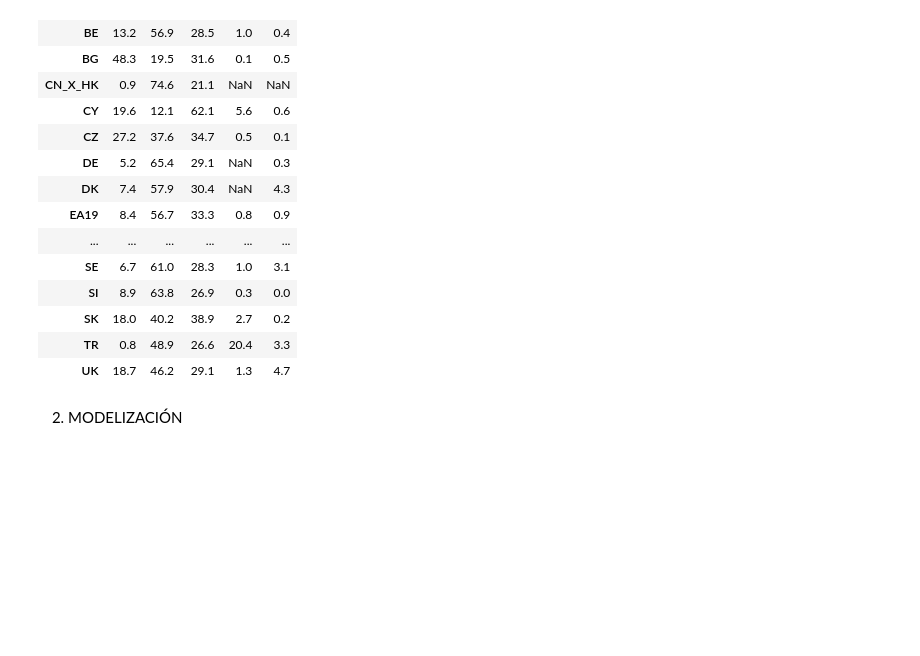
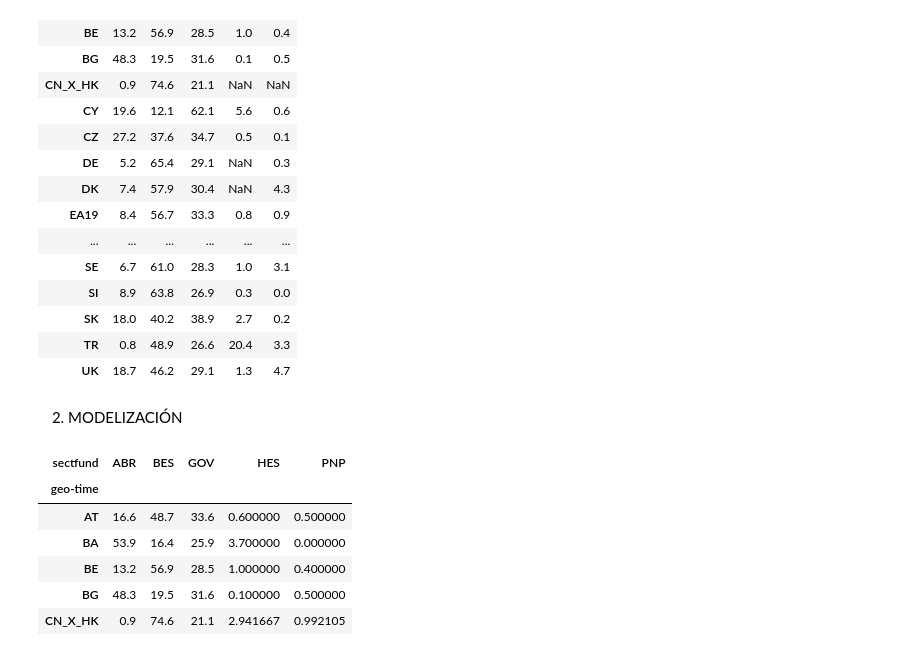
Before and after one commit to edurg18/DATAMINIG_1, a Jupyter notebook: preprocesamiento.ipynb, the cells around one changed output. Drawn from its saved outputs; the diff is of its cells as text; code cells hidden in the pictures; blank space fills up the shorter version.

```diff
--- a/preprocesamiento.ipynb
+++ b/preprocesamiento.ipynb
@@ -198,0 +215,10 @@ pivot_clean_2013
+# %%
+pt_2013.head()
+# %% [output]
+| sectfund | ABR | BES | GOV | HES | PNP |
+| geo-time |  |  |  |  |  |
+| AT | 16.6 | 48.7 | 33.6 | 0.600000 | 0.500000 |
+| BA | 53.9 | 16.4 | 25.9 | 3.700000 | 0.000000 |
+| BE | 13.2 | 56.9 | 28.5 | 1.000000 | 0.400000 |
+| BG | 48.3 | 19.5 | 31.6 | 0.100000 | 0.500000 |
+| CN_X_HK | 0.9 | 74.6 | 21.1 | 2.941667 | 0.992105 |
```
Also changed, not shown: parts of 9 cells of this notebook.
